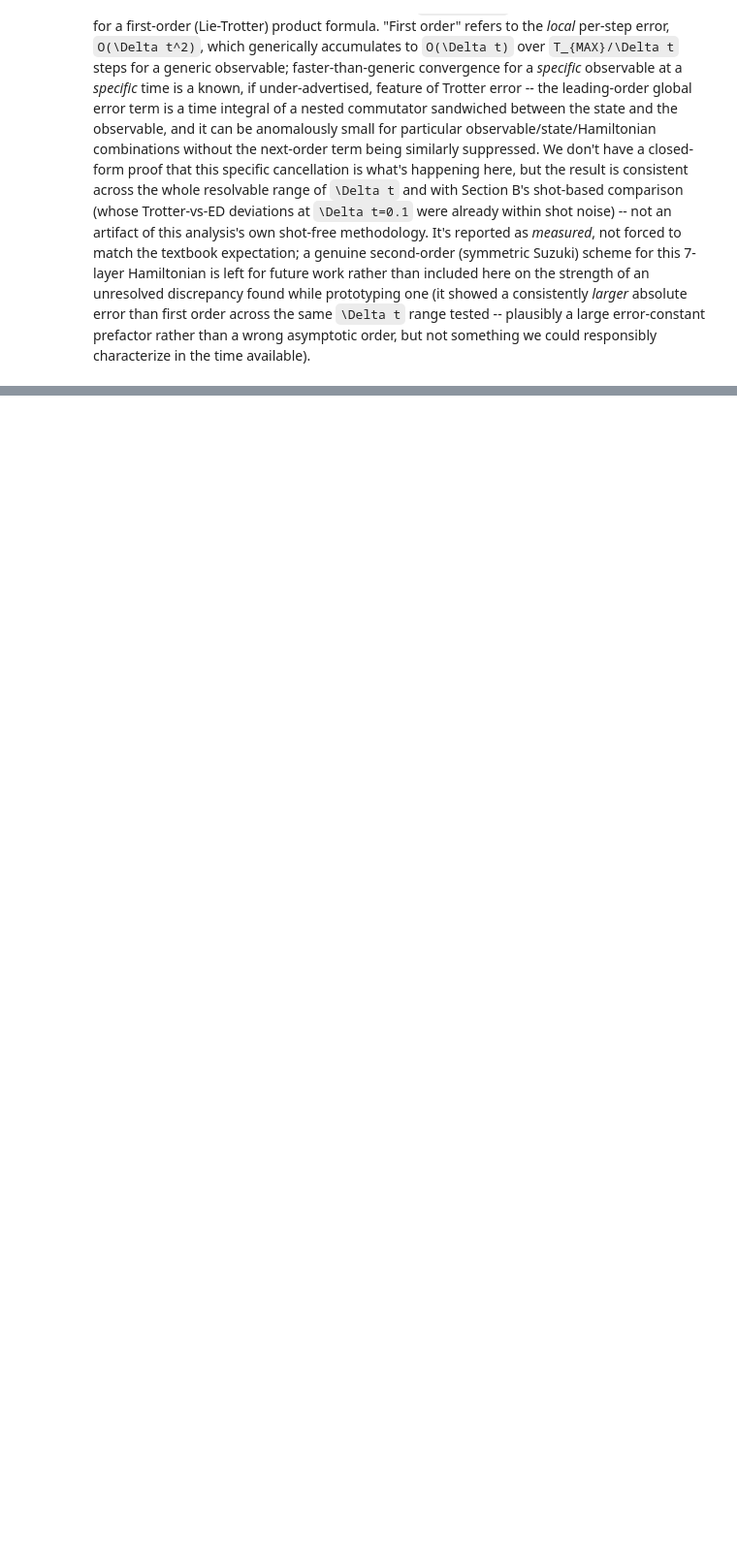
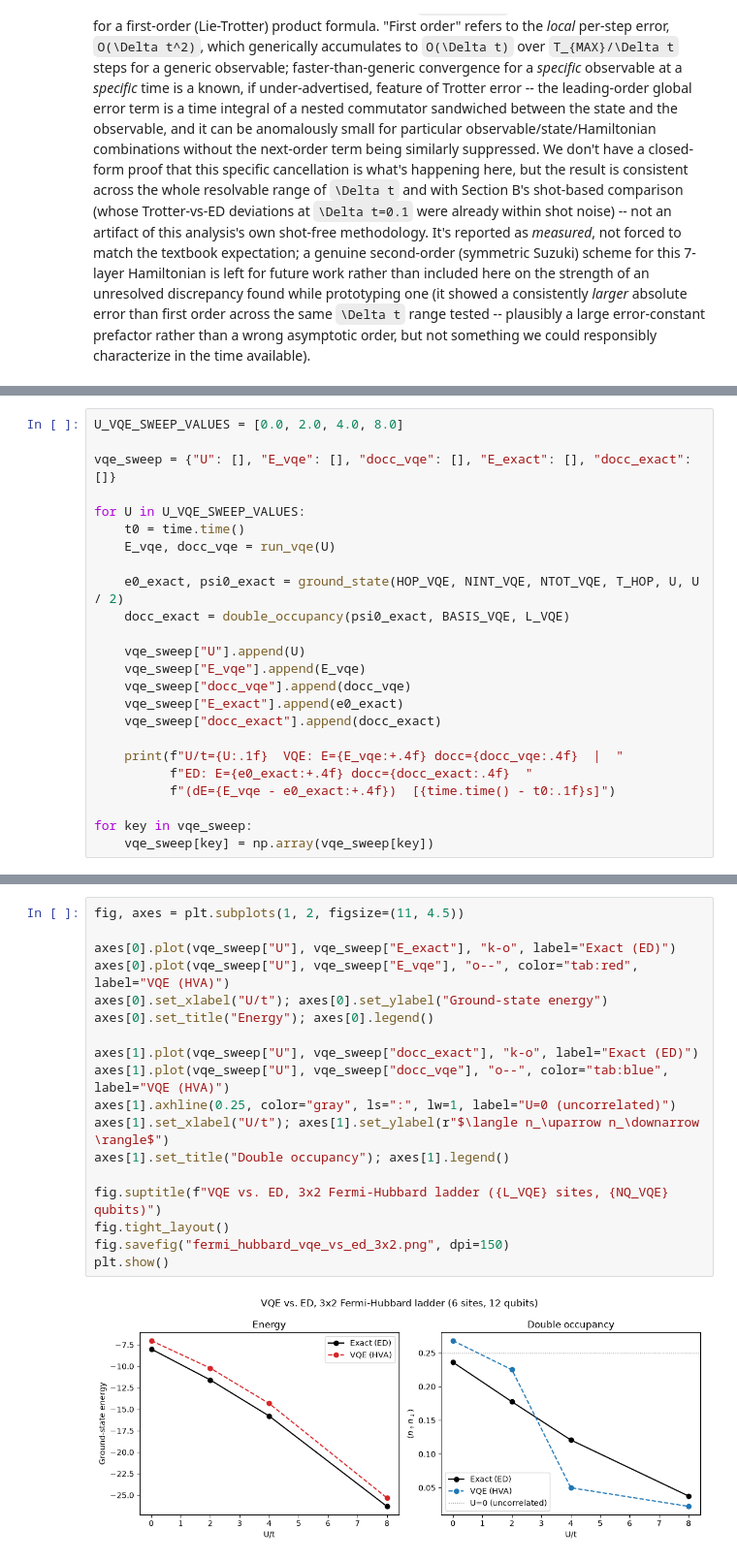
Before and after one commit to Luis1Corado/Quantathon-CR-2026-Challenge-3, a Jupyter notebook: FermiHubbard2D_ED_Trotter_VQE.ipynb, the cells around one changed output, grey strips where cells are left out. Shown at 97% size. Cells and saved outputs as stored; diff of their text form; blank space fills up the shorter version.

```diff
--- a/FermiHubbard2D_ED_Trotter_VQE.ipynb
+++ b/FermiHubbard2D_ED_Trotter_VQE.ipynb
@@ -711,0 +883,24 @@ something we could responsibly characterize in the time available).
+# %%
+U_VQE_SWEEP_VALUES = [0.0, 2.0, 4.0, 8.0]
+
+vqe_sweep = {"U": [], "E_vqe": [], "docc_vqe": [], "E_exact": [], "docc_exact": []}
+
+for U in U_VQE_SWEEP_VALUES:
+    t0 = time.time()
+    E_vqe, docc_vqe = run_vqe(U)
+
+    e0_exact, psi0_exact = ground_state(HOP_VQE, NINT_VQE, NTOT_VQE, T_HOP, U, U / 2)
+    docc_exact = double_occupancy(psi0_exact, BASIS_VQE, L_VQE)
+
+    vqe_sweep["U"].append(U)
+    vqe_sweep["E_vqe"].append(E_vqe)
+    vqe_sweep["docc_vqe"].append(docc_vqe)
+    vqe_sweep["E_exact"].append(e0_exact)
+    vqe_sweep["docc_exact"].append(docc_exact)
+
+    print(f"U/t={U:.1f}  VQE: E={E_vqe:+.4f} docc={docc_vqe:.4f}  |  "
+          f"ED: E={e0_exact:+.4f} docc={docc_exact:.4f}  "
+          f"(dE={E_vqe - e0_exact:+.4f})  [{time.time() - t0:.1f}s]")
+
+for key in vqe_sweep:
+    vqe_sweep[key] = np.array(vqe_sweep[key])
@@ -711,0 +912,20 @@ something we could responsibly characterize in the time available).
+# %%
+fig, axes = plt.subplots(1, 2, figsize=(11, 4.5))
+
+axes[0].plot(vqe_sweep["U"], vqe_sweep["E_exact"], "k-o", label="Exact (ED)")
+axes[0].plot(vqe_sweep["U"], vqe_sweep["E_vqe"], "o--", color="tab:red", label="VQE (HVA)")
+axes[0].set_xlabel("U/t"); axes[0].set_ylabel("Ground-state energy")
+axes[0].set_title("Energy"); axes[0].legend()
+
+axes[1].plot(vqe_sweep["U"], vqe_sweep["docc_exact"], "k-o", label="Exact (ED)")
+axes[1].plot(vqe_sweep["U"], vqe_sweep["docc_vqe"], "o--", color="tab:blue", label="VQE (HVA)")
+axes[1].axhline(0.25, color="gray", ls=":", lw=1, label="U=0 (uncorrelated)")
+axes[1].set_xlabel("U/t"); axes[1].set_ylabel(r"$\langle n_\uparrow n_\downarrow \rangle$")
+axes[1].set_title("Double occupancy"); axes[1].legend()
+
+fig.suptitle(f"VQE vs. ED, 3x2 Fermi-Hubbard ladder ({L_VQE} sites, {NQ_VQE} qubits)")
+fig.tight_layout()
+fig.savefig("fermi_hubbard_vqe_vs_ed_3x2.png", dpi=150)
+plt.show()
+# %% [output]
+[figure, added]
```
Also changed, not shown: parts of 8 cells of this notebook, 5 other files.
